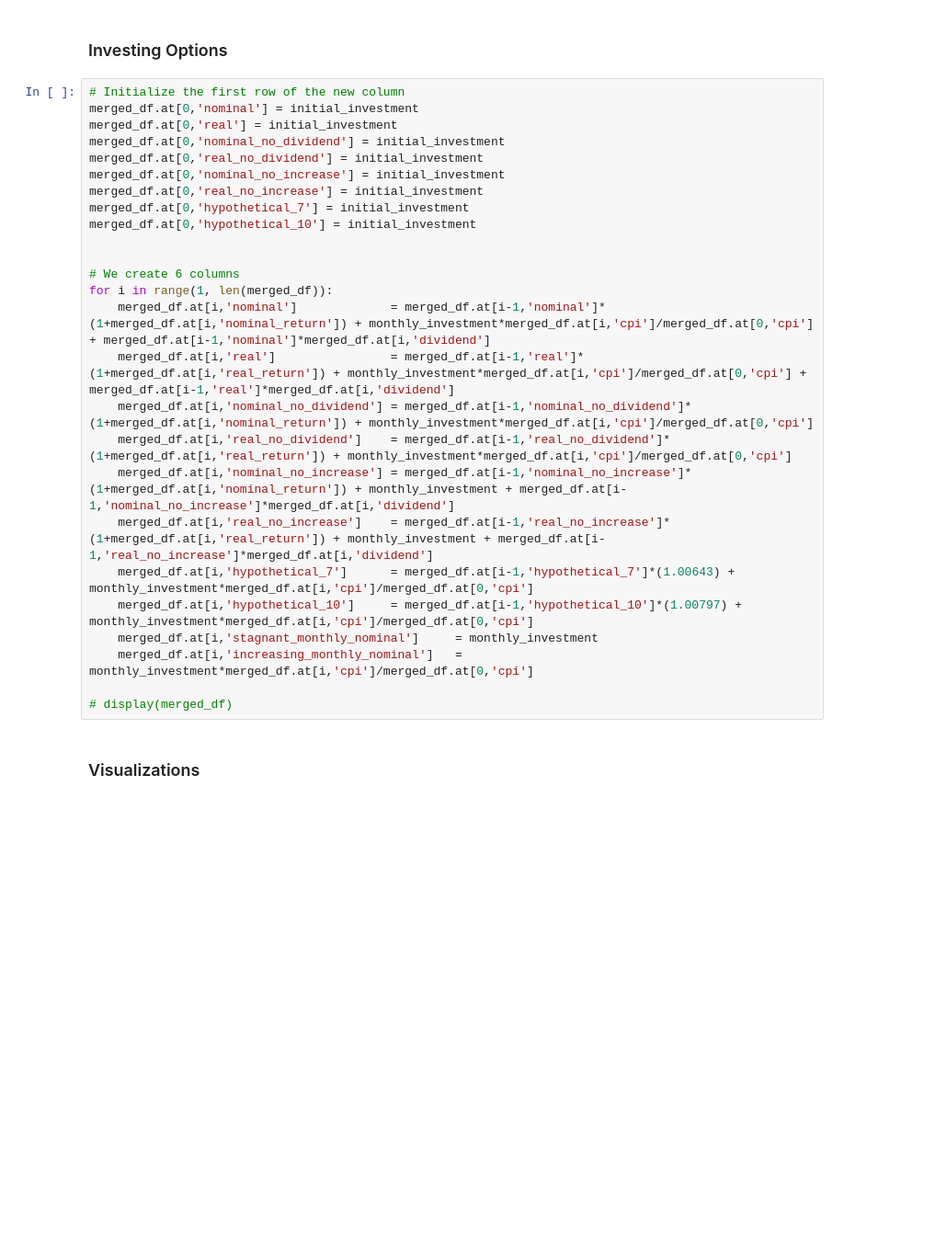
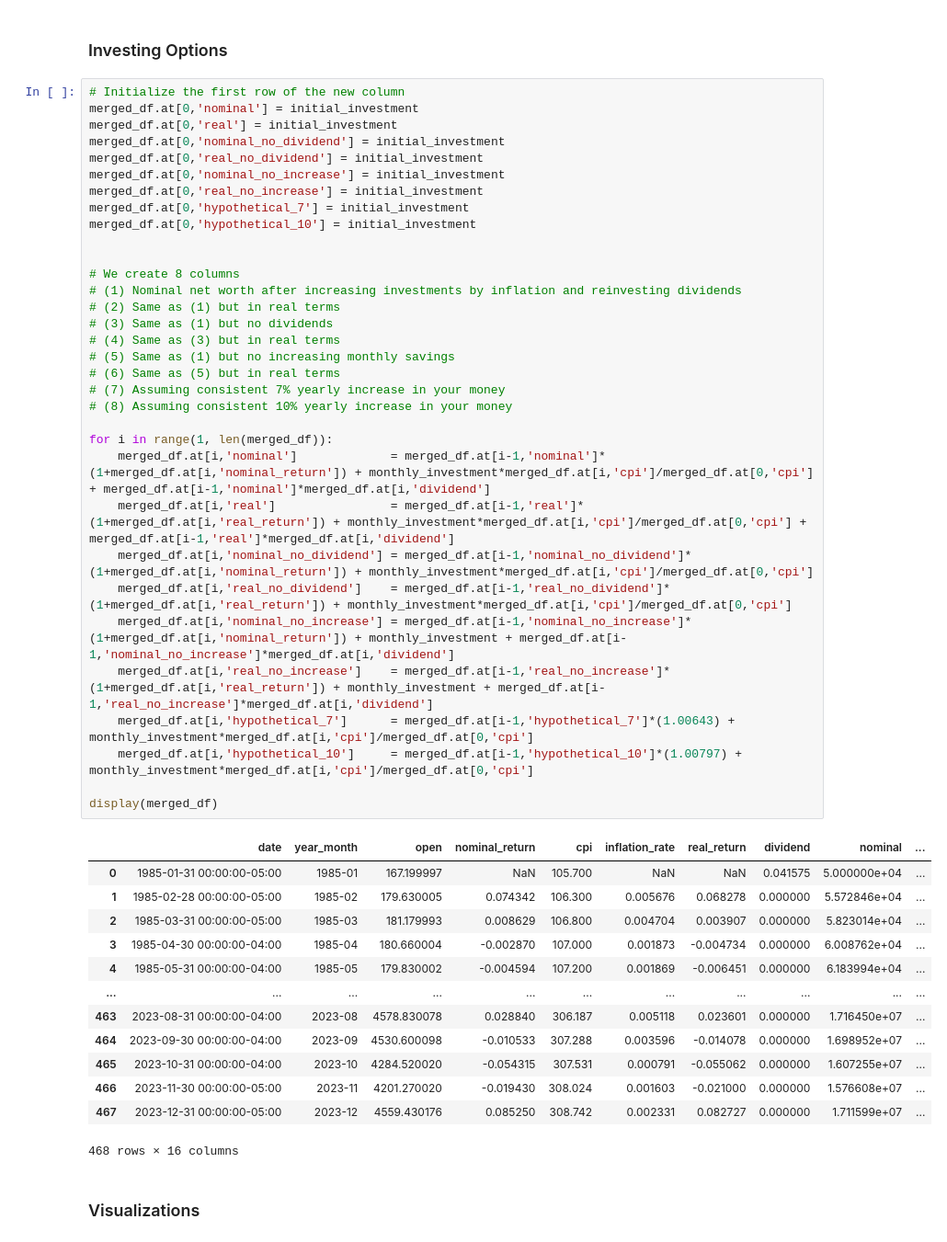
Before and after one commit to mathieutorchia/SP500-Investing-Project, a Jupyter notebook: main.ipynb, the cells around one changed output. Shown at 92% size. Cells and saved outputs as stored; diff of their text form; blank space fills up the shorter version.

```diff
--- a/main.ipynb
+++ b/main.ipynb
@@ -149,29 +195,50 @@ merged_df.head(10)
 # %%
 # Initialize the first row of the new column
 merged_df.at[0,'nominal'] = initial_investment
 merged_df.at[0,'real'] = initial_investment
 merged_df.at[0,'nominal_no_dividend'] = initial_investment
 merged_df.at[0,'real_no_dividend'] = initial_investment
 merged_df.at[0,'nominal_no_increase'] = initial_investment
 merged_df.at[0,'real_no_increase'] = initial_investment
 merged_df.at[0,'hypothetical_7'] = initial_investment
 merged_df.at[0,'hypothetical_10'] = initial_investment
 
 
-# We create 6 columns
+# We create 8 columns
+# (1) Nominal net worth after increasing investments by inflation and reinvesting dividends
+# (2) Same as (1) but in real terms
+# (3) Same as (1) but no dividends
+# (4) Same as (3) but in real terms
+# (5) Same as (1) but no increasing monthly savings
+# (6) Same as (5) but in real terms
+# (7) Assuming consistent 7% yearly increase in your money
+# (8) Assuming consistent 10% yearly increase in your money
+
 for i in range(1, len(merged_df)):
     merged_df.at[i,'nominal']             = merged_df.at[i-1,'nominal']*(1+merged_df.at[i,'nominal_return']) + monthly_investment*merged_df.at[i,'cpi']/merged_df.at[0,'cpi'] + merged_df.at[i-1,'nominal']*merged_df.at[i,'dividend']
     merged_df.at[i,'real']                = merged_df.at[i-1,'real']*(1+merged_df.at[i,'real_return']) + monthly_investment*merged_df.at[i,'cpi']/merged_df.at[0,'cpi'] + merged_df.at[i-1,'real']*merged_df.at[i,'dividend']
     merged_df.at[i,'nominal_no_dividend'] = merged_df.at[i-1,'nominal_no_dividend']*(1+merged_df.at[i,'nominal_return']) + monthly_investment*merged_df.at[i,'cpi']/merged_df.at[0,'cpi']
     merged_df.at[i,'real_no_dividend']    = merged_df.at[i-1,'real_no_dividend']*(1+merged_df.at[i,'real_return']) + monthly_investment*merged_df.at[i,'cpi']/merged_df.at[0,'cpi']
     merged_df.at[i,'nominal_no_increase'] = merged_df.at[i-1,'nominal_no_increase']*(1+merged_df.at[i,'nominal_return']) + monthly_investment + merged_df.at[i-1,'nominal_no_increase']*merged_df.at[i,'dividend']
     merged_df.at[i,'real_no_increase']    = merged_df.at[i-1,'real_no_increase']*(1+merged_df.at[i,'real_return']) + monthly_investment + merged_df.at[i-1,'real_no_increase']*merged_df.at[i,'dividend']
     merged_df.at[i,'hypothetical_7']      = merged_df.at[i-1,'hypothetical_7']*(1.00643) + monthly_investment*merged_df.at[i,'cpi']/merged_df.at[0,'cpi']
     merged_df.at[i,'hypothetical_10']     = merged_df.at[i-1,'hypothetical_10']*(1.00797) + monthly_investment*merged_df.at[i,'cpi']/merged_df.at[0,'cpi']
-    merged_df.at[i,'stagnant_monthly_nominal']     = monthly_investment
-    merged_df.at[i,'increasing_monthly_nominal']   = monthly_investment*merged_df.at[i,'cpi']/merged_df.at[0,'cpi']
 
-# display(merged_df)
+display(merged_df)
+# %% [output]
+|  | date | year_month | open | nominal_return | cpi | inflation_rate | real_return | dividend | nominal | ... |
+| 0 | 1985-01-31 00:00:00-05:00 | 1985-01 | 167.199997 | NaN | 105.700 | NaN | NaN | 0.041575 | 5.000000e+04 | ... |
+| 1 | 1985-02-28 00:00:00-05:00 | 1985-02 | 179.630005 | 0.074342 | 106.300 | 0.005676 | 0.068278 | 0.000000 | 5.572846e+04 | ... |
+| 2 | 1985-03-31 00:00:00-05:00 | 1985-03 | 181.179993 | 0.008629 | 106.800 | 0.004704 | 0.003907 | 0.000000 | 5.823014e+04 | ... |
+| 3 | 1985-04-30 00:00:00-04:00 | 1985-04 | 180.660004 | -0.002870 | 107.000 | 0.001873 | -0.004734 | 0.000000 | 6.008762e+04 | ... |
+| 4 | 1985-05-31 00:00:00-04:00 | 1985-05 | 179.830002 | -0.004594 | 107.200 | 0.001869 | -0.006451 | 0.000000 | 6.183994e+04 | ... |
+| ... | ... | ... | ... | ... | ... | ... | ... | ... | ... | ... |
+| 463 | 2023-08-31 00:00:00-04:00 | 2023-08 | 4578.830078 | 0.028840 | 306.187 | 0.005118 | 0.023601 | 0.000000 | 1.716450e+07 | ... |
+| 464 | 2023-09-30 00:00:00-04:00 | 2023-09 | 4530.600098 | -0.010533 | 307.288 | 0.003596 | -0.014078 | 0.000000 | 1.698952e+07 | ... |
+| 465 | 2023-10-31 00:00:00-04:00 | 2023-10 | 4284.520020 | -0.054315 | 307.531 | 0.000791 | -0.055062 | 0.000000 | 1.607255e+07 | ... |
+| 466 | 2023-11-30 00:00:00-05:00 | 2023-11 | 4201.270020 | -0.019430 | 308.024 | 0.001603 | -0.021000 | 0.000000 | 1.576608e+07 | ... |
+| 467 | 2023-12-31 00:00:00-05:00 | 2023-12 | 4559.430176 | 0.085250 | 308.742 | 0.002331 | 0.082727 | 0.000000 | 1.711599e+07 | ... |
+468 rows × 16 columns
 # %% [markdown]
 ### Visualizations
 # %%
```
Also changed, not shown: parts of 6 cells of this notebook.
